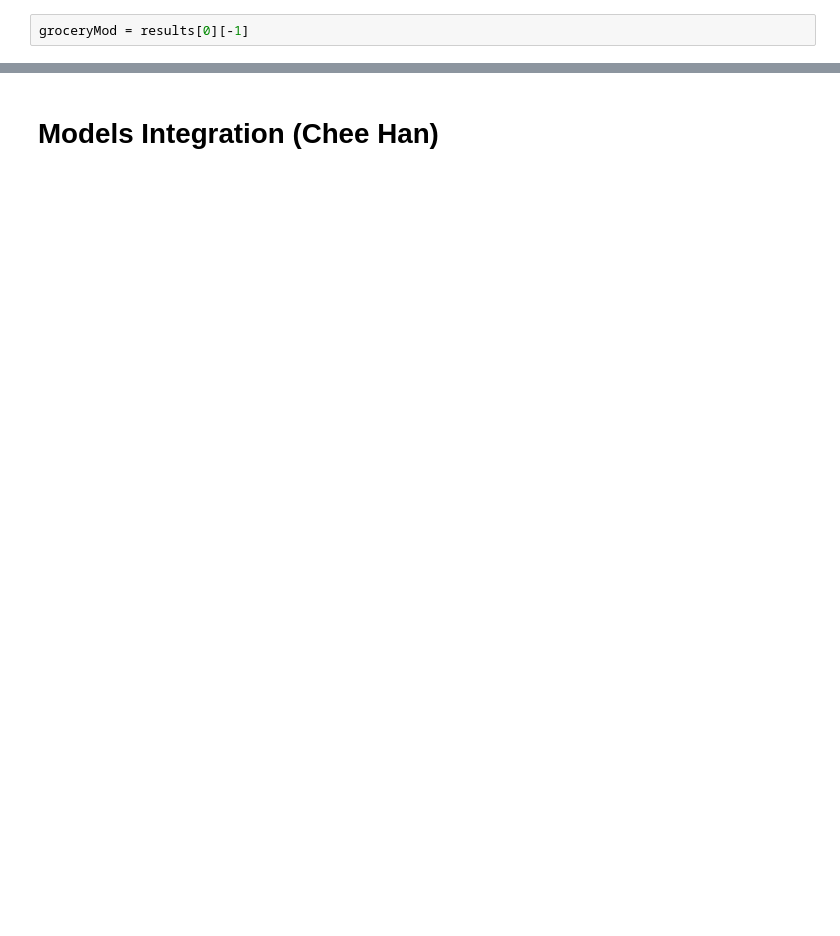
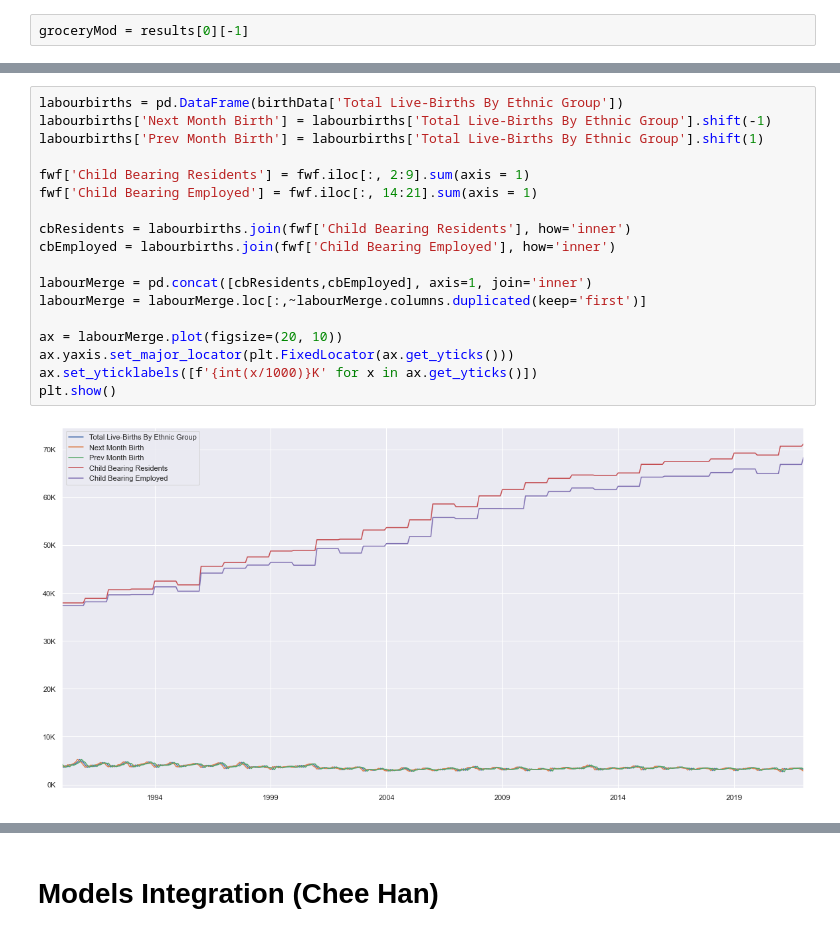
Before and after one commit to SleepHan/SC1015-Mini-Project, a Jupyter notebook: Main Analysis.ipynb, the cells around one changed output, grey strips where cells are left out. Saved outputs shown, nothing was run; the diff lists cells and outputs as text; blank space fills up the shorter version.

```diff
--- a/Main Analysis.ipynb
+++ b/Main Analysis.ipynb
@@ -1167,0 +1207,20 @@ groceryMod = results[0][-1]
+# %%
+labourbirths = pd.DataFrame(birthData['Total Live-Births By Ethnic Group'])
+labourbirths['Next Month Birth'] = labourbirths['Total Live-Births By Ethnic Group'].shift(-1)
+labourbirths['Prev Month Birth'] = labourbirths['Total Live-Births By Ethnic Group'].shift(1)
+
+fwf['Child Bearing Residents'] = fwf.iloc[:, 2:9].sum(axis = 1)
+fwf['Child Bearing Employed'] = fwf.iloc[:, 14:21].sum(axis = 1)
+
+cbResidents = labourbirths.join(fwf['Child Bearing Residents'], how='inner')
+cbEmployed = labourbirths.join(fwf['Child Bearing Employed'], how='inner')
+
+labourMerge = pd.concat([cbResidents,cbEmployed], axis=1, join='inner')
+labourMerge = labourMerge.loc[:,~labourMerge.columns.duplicated(keep='first')]
+
+ax = labourMerge.plot(figsize=(20, 10))
+ax.yaxis.set_major_locator(plt.FixedLocator(ax.get_yticks()))
+ax.set_yticklabels([f'{int(x/1000)}K' for x in ax.get_yticks()])
+plt.show()
+# %% [output]
+[figure, added]
```
Also changed, not shown: parts of 24 cells of this notebook, 1 other file.
